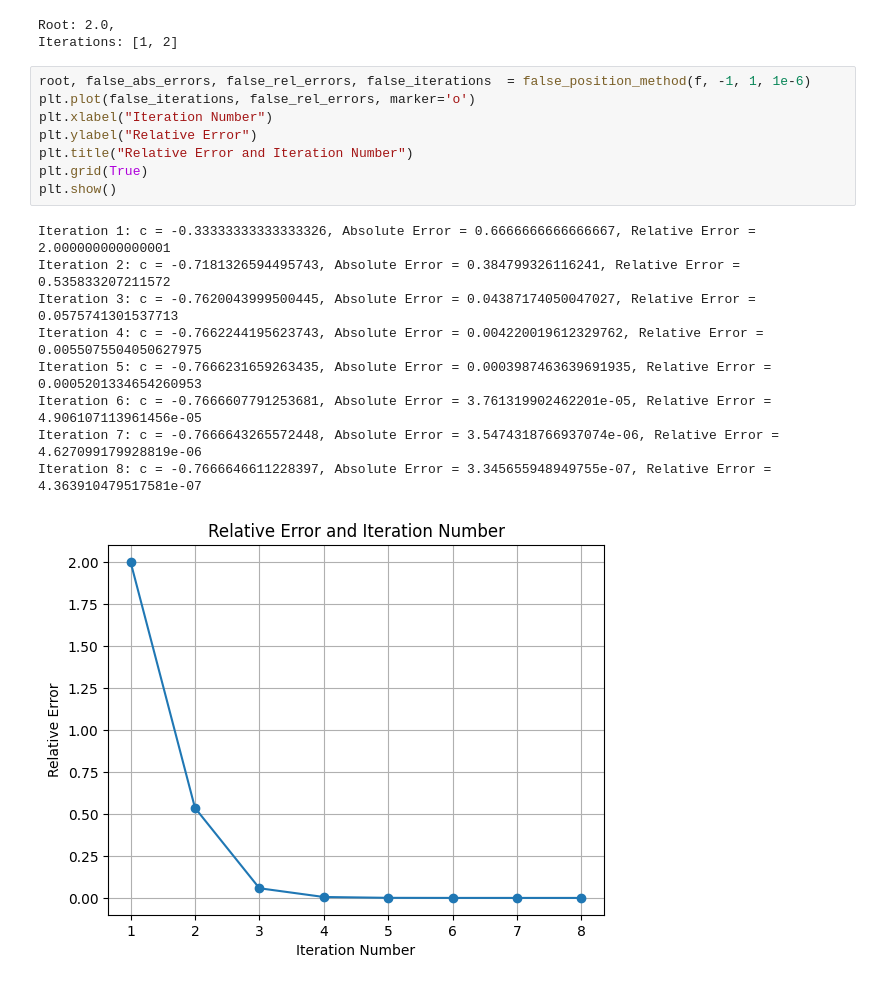
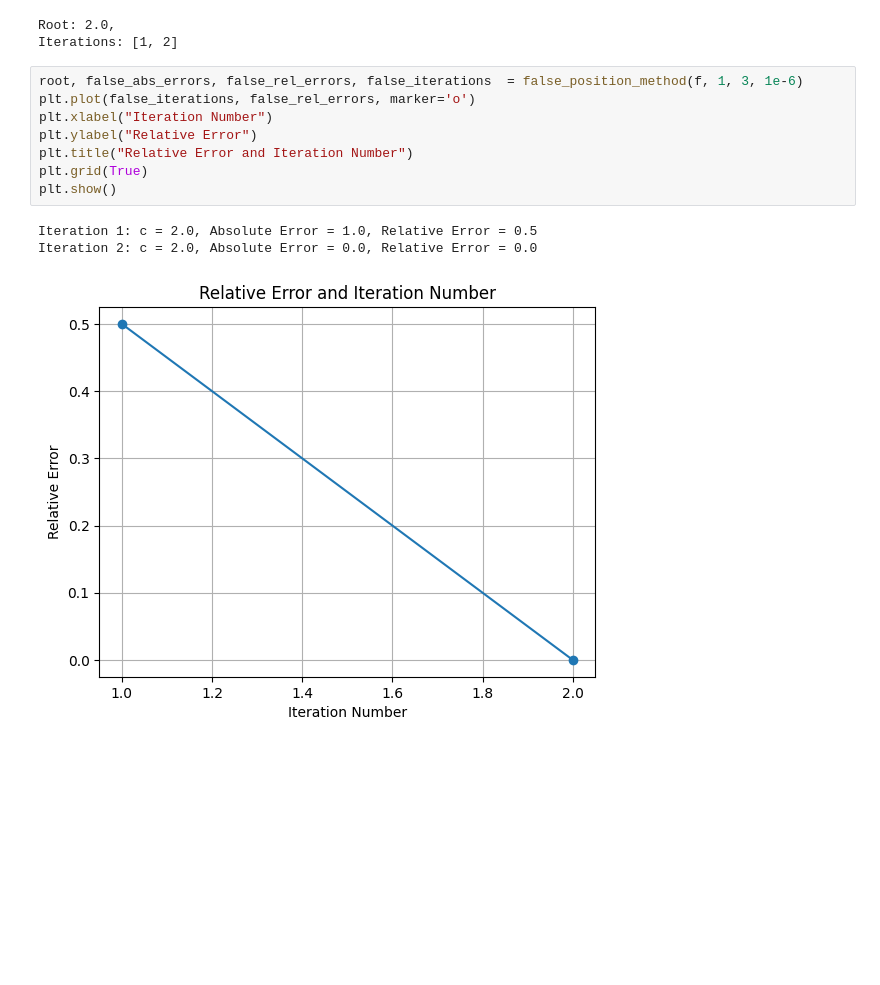
Before and after one commit to likoscp/Comp_Math_assignments, a Jupyter notebook: assignment.ipynb, the cells around one changed output. Drawn from its saved outputs; the diff is of its cells as text; blank space fills up the shorter version.

```diff
--- a/assignment.ipynb
+++ b/assignment.ipynb
@@ -329,20 +329,14 @@ Iteration 2: c = 2.0, Absolute Error = 0.0, Relative Error = 0.0
 Root: 2.0,
 Iterations: [1, 2]
 # %%
-root, false_abs_errors, false_rel_errors, false_iterations  = false_position_method(f, -1, 1, 1e-6)
+root, false_abs_errors, false_rel_errors, false_iterations  = false_position_method(f, 1, 3, 1e-6)
 plt.plot(false_iterations, false_rel_errors, marker='o')
 plt.xlabel("Iteration Number")
 plt.ylabel("Relative Error")
 plt.title("Relative Error and Iteration Number")
 plt.grid(True)
 plt.show()
 # %% [output]
-Iteration 1: c = -0.33333333333333326, Absolute Error = 0.6666666666666667, Relative Error = 2.000000000000001
-Iteration 2: c = -0.7181326594495743, Absolute Error = 0.384799326116241, Relative Error = 0.535833207211572
-Iteration 3: c = -0.7620043999500445, Absolute Error = 0.04387174050047027, Relative Error = 0.0575741301537713
-Iteration 4: c = -0.7662244195623743, Absolute Error = 0.004220019612329762, Relative Error = 0.0055075504050627975
-Iteration 5: c = -0.7666231659263435, Absolute Error = 0.0003987463639691935, Relative Error = 0.0005201334654260953
-Iteration 6: c = -0.7666607791253681, Absolute Error = 3.761319902462201e-05, Relative Error = 4.906107113961456e-05
-Iteration 7: c = -0.7666643265572448, Absolute Error = 3.5474318766937074e-06, Relative Error = 4.627099179928819e-06
-Iteration 8: c = -0.7666646611228397, Absolute Error = 3.345655948949755e-07, Relative Error = 4.363910479517581e-07
+Iteration 1: c = 2.0, Absolute Error = 1.0, Relative Error = 0.5
+Iteration 2: c = 2.0, Absolute Error = 0.0, Relative Error = 0.0
-[figure, old version]
+[figure, new version]
```
